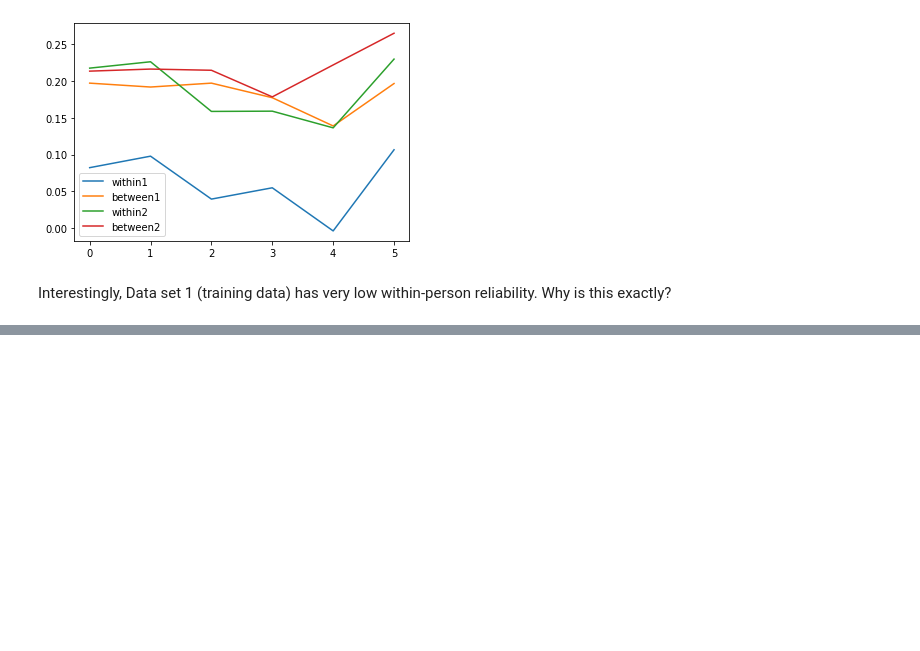
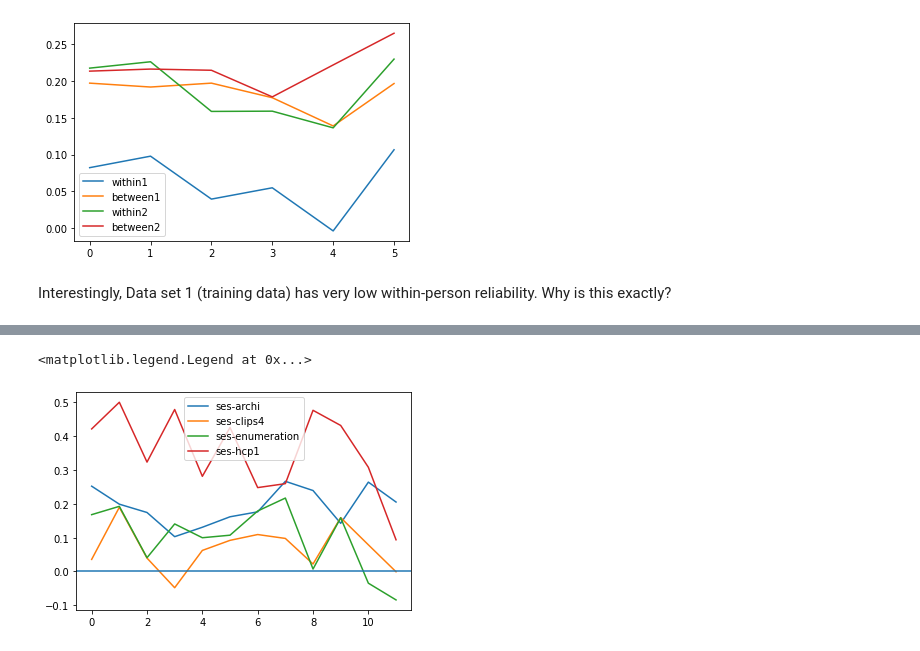
Before and after one commit to DiedrichsenLab/Functional_Fusion, a Jupyter notebook: notebooks/dataset_check.ipynb, the cells around one changed output, grey strips where cells are left out. Cells and saved outputs as stored; diff of their text form; code cells hidden in the pictures; blank space fills up the shorter version.

```diff
--- a/notebooks/nb_dataset_check.ipynb
+++ b/notebooks/dataset_check.ipynb
@@ -83,0 +125,7 @@ Interestingly, Data set 1 (training data) has very low within-person reliability
+# %%
+plt.plot(RB)
+plt.axhline(0)
+plt.legend(dataset.sessions[:num_sess])
+# %% [output]
+<matplotlib.legend.Legend at 0x...>
+[figure, added]
```
Also changed, not shown: parts of 4 cells of this notebook, 2 other files.
